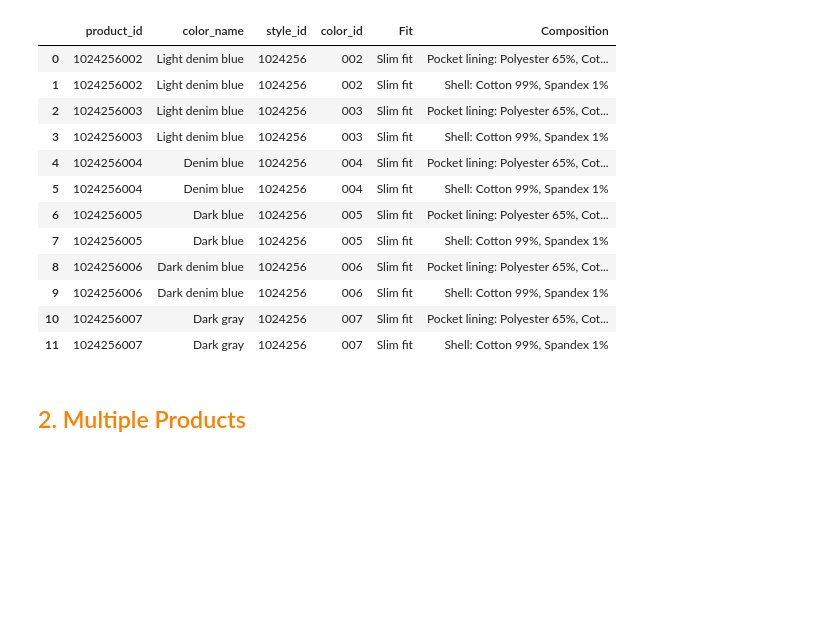
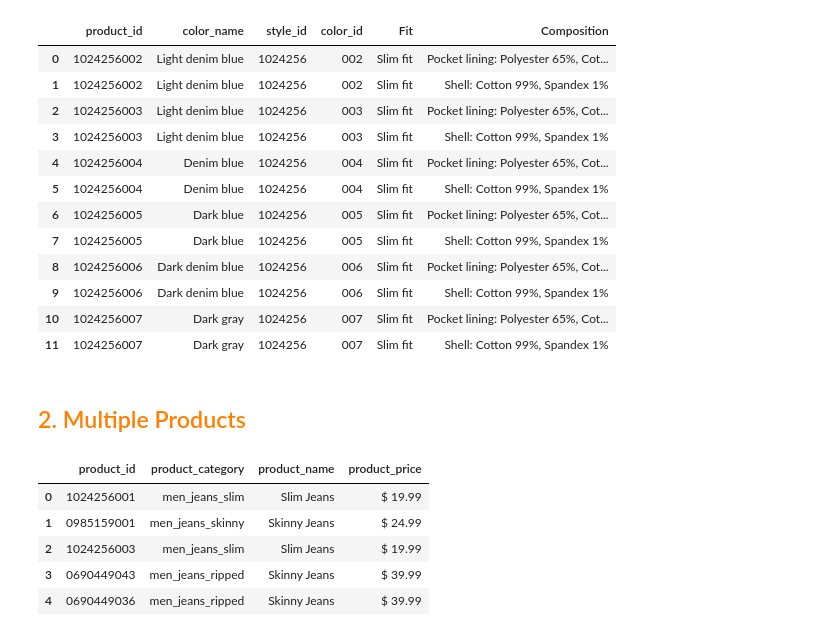
Before and after one commit to edneideramalho/python_ds_ao_dev, a Jupyter notebook: 001_beautiful_soup_package.ipynb, the cells around one changed output. Cells and saved outputs as stored; diff of their text form; code cells hidden in the pictures; blank space fills up the shorter version.

```diff
--- a/001_beautiful_soup_package.ipynb
+++ b/001_beautiful_soup_package.ipynb
@@ -282,3 +291,12 @@ data_sku
 | 11 | 1024256007 | Dark gray | 1024256 | 007 | Slim fit | Shell: Cotton 99%, Spandex 1% |
 # %% [markdown]
 ## <span style="color:#ff8000">2. Multiple Products </span>
+# %%
+data.head()
+# %% [output]
+|  | product_id | product_category | product_name | product_price |
+| 0 | 1024256001 | men_jeans_slim | Slim Jeans | $ 19.99 |
+| 1 | 0985159001 | men_jeans_skinny | Skinny Jeans | $ 24.99 |
+| 2 | 1024256003 | men_jeans_slim | Slim Jeans | $ 19.99 |
+| 3 | 0690449043 | men_jeans_ripped | Skinny Jeans | $ 39.99 |
+| 4 | 0690449036 | men_jeans_ripped | Skinny Jeans | $ 39.99 |
```
Also changed, not shown: parts of 7 cells of this notebook.
